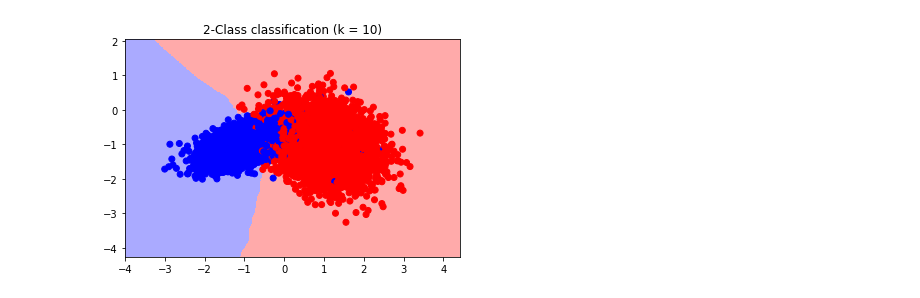
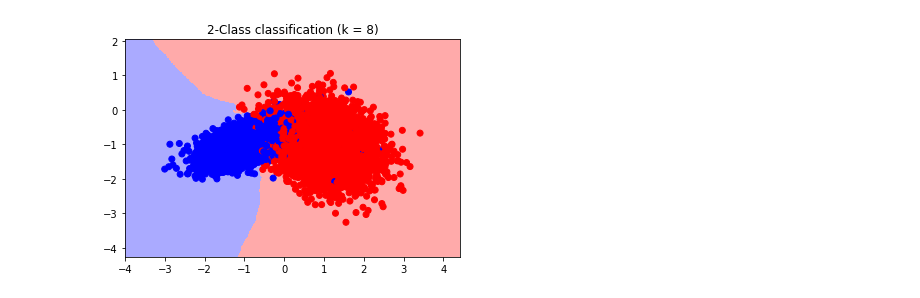
Before and after one commit to poojashah19/Applied-AI-Course, a Jupyter notebook: Assignment 6/RandomCVSearch.ipynb, the cells around one changed output. Drawn from its saved outputs; the diff is of its cells as text; code cells hidden in the pictures.

```diff
--- a/Assignment 6/RandomCVSearch.ipynb
+++ b/Assignment 6/RandomCVSearch.ipynb
@@ -108,8 +108,8 @@ def plot_decision_boundary(X1, X2, y, clf):
     plt.show()
 # %%
 from matplotlib.colors import ListedColormap
-neigh = KNeighborsClassifier(n_neighbors = 10)
+neigh = KNeighborsClassifier(n_neighbors = 8)
 neigh.fit(X_train, y_train)
 plot_decision_boundary(X_train[:, 0], X_train[:, 1], y_train, neigh)
 # %% [output]
-[figure, old version]
+[figure, new version]
```
Also changed, not shown: parts of 2 cells of this notebook.
